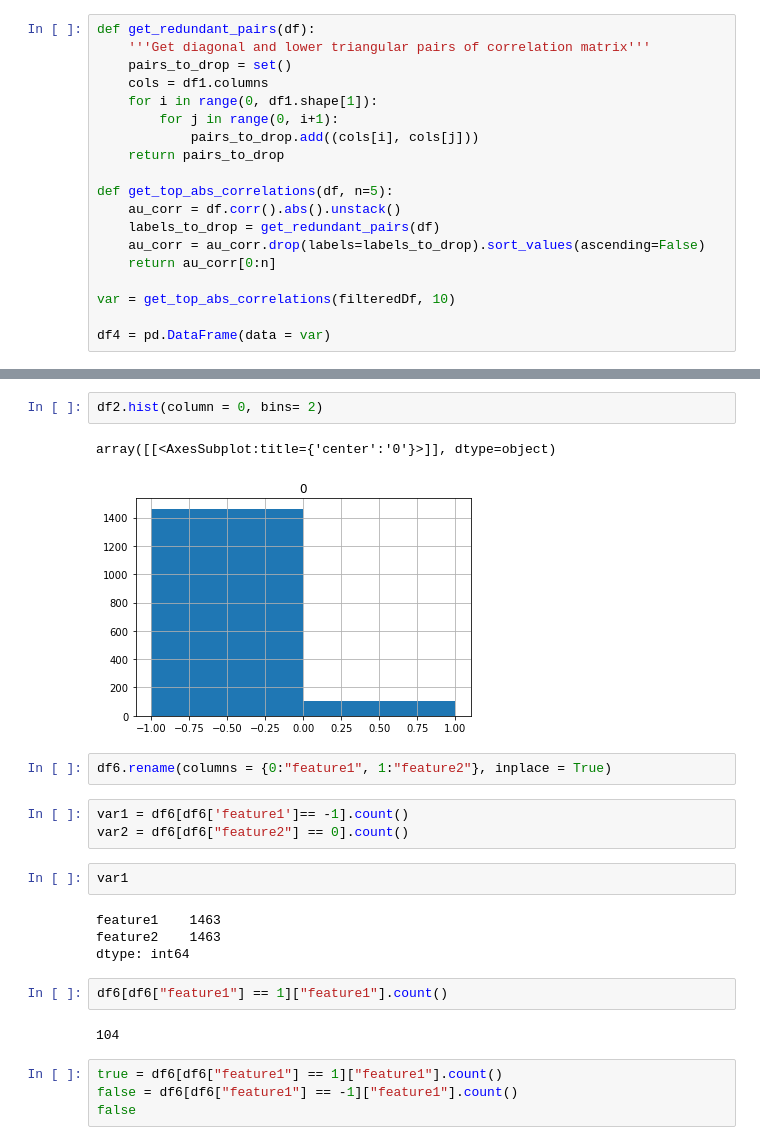
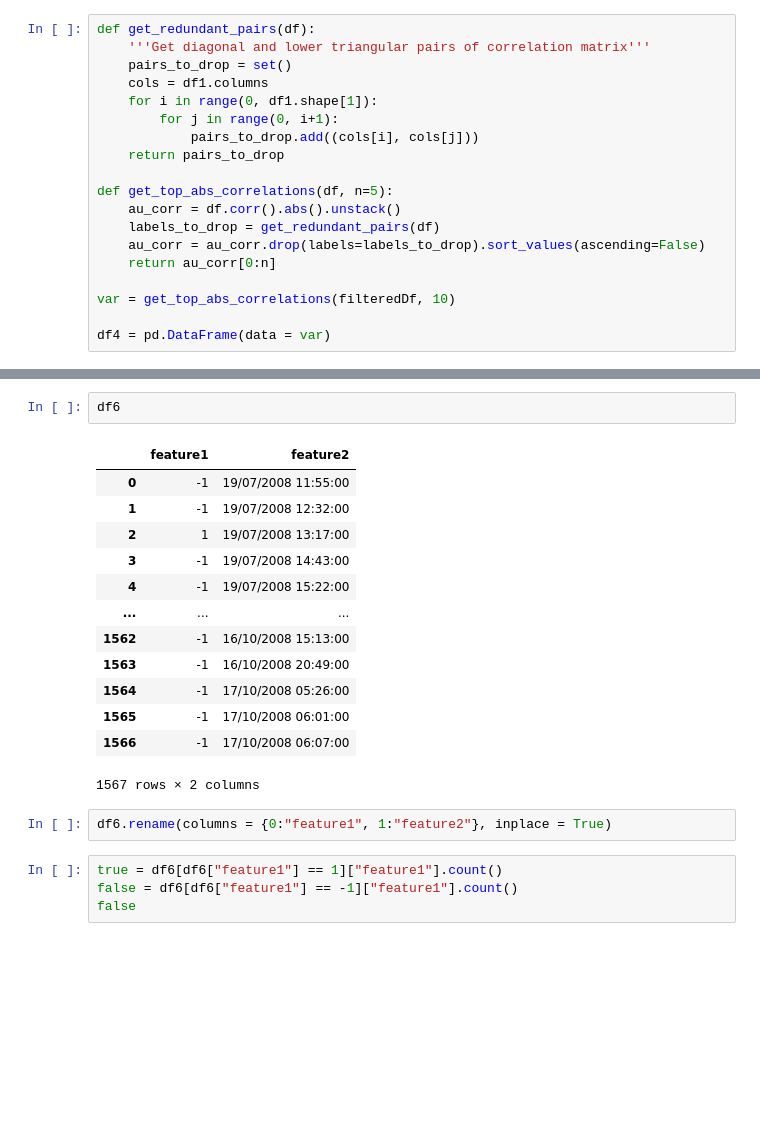
Before and after one commit to Himanshu-Dharma/secom_mpmd, a Jupyter notebook: Secom -Prasad.ipynb, the cells around one changed output, grey strips where cells are left out. Drawn from its saved outputs; the diff is of its cells as text; blank space fills up the shorter version.

```diff
--- a/Secom -Prasad (1).ipynb
+++ b/Secom -Prasad.ipynb
@@ -151,23 +131,21 @@ df2
-# %%
-df2.hist(column = 0, bins= 2)
-# %% [output]
-array([[<AxesSubplot:title={'center':'0'}>]], dtype=object)
-[figure, removed]
+# %%
+df6
+# %% [output]
+|  | feature1 | feature2 |
+| 0 | -1 | 19/07/2008 11:55:00 |
+| 1 | -1 | 19/07/2008 12:32:00 |
+| 2 | 1 | 19/07/2008 13:17:00 |
+| 3 | -1 | 19/07/2008 14:43:00 |
+| 4 | -1 | 19/07/2008 15:22:00 |
+| ... | ... | ... |
+| 1562 | -1 | 16/10/2008 15:13:00 |
+| 1563 | -1 | 16/10/2008 20:49:00 |
+| 1564 | -1 | 17/10/2008 05:26:00 |
+| 1565 | -1 | 17/10/2008 06:01:00 |
+| 1566 | -1 | 17/10/2008 06:07:00 |
+1567 rows × 2 columns
 # %%
 df6.rename(columns = {0:"feature1", 1:"feature2"}, inplace = True)
-# %%
-var1 = df6[df6['feature1']== -1].count()
-var2 = df6[df6["feature2"] == 0].count()
-# %%
-var1
-# %% [output]
-feature1    1463
-feature2    1463
-dtype: int64
-# %%
-df6[df6["feature1"] == 1]["feature1"].count()
-# %% [output]
-104
 # %%
 true = df6[df6["feature1"] == 1]["feature1"].count()
 false = df6[df6["feature1"] == -1]["feature1"].count()
```
Also changed, not shown: parts of 21 cells of this notebook.
